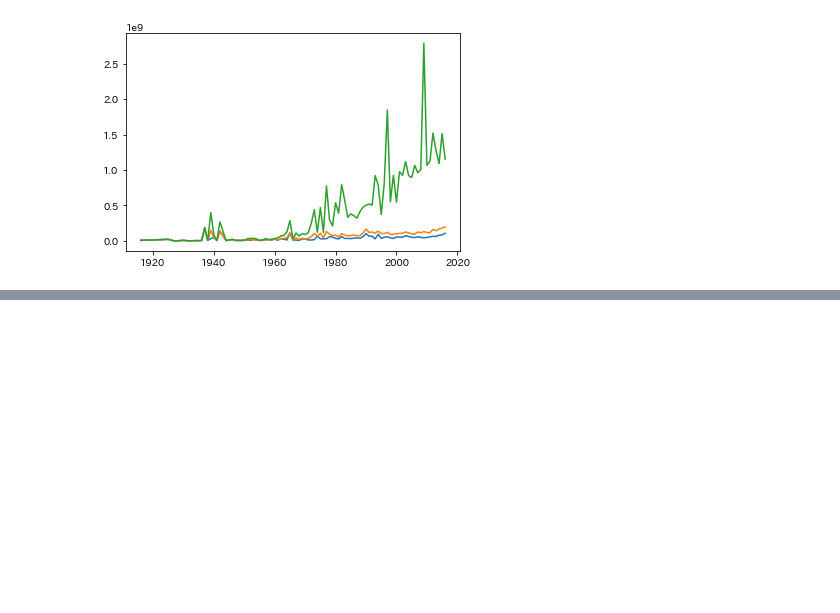
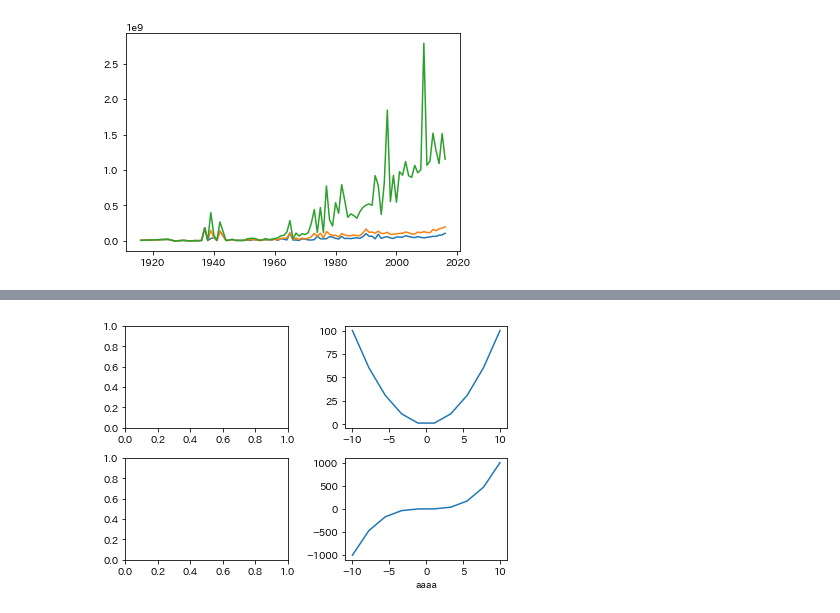
Before and after one commit to yuki-taniguchi/py-practice, a Jupyter notebook: work/matplotlib_train.ipynb, the cells around one changed output, grey strips where cells are left out. Drawn from its saved outputs; the diff is of its cells as text; code cells hidden in the pictures; blank space fills up the shorter version.

```diff
--- a/work/matplotlib_train.ipynb
+++ b/work/matplotlib_train.ipynb
@@ -196,0 +167,9 @@ KeyboardInterrupt:
+# %%
+fig, ax = plt.subplots(2,2)
+ax[0,1].plot(x,x**2)
+ax[1,1].plot(x,x**3)
+ax[1,1].set_xlabel('aaaa')
+fig.tight_layout()
+plt.show()
+# %% [output]
+[figure, added]
```
Also changed, not shown: parts of 15 cells of this notebook, 2 other files.
